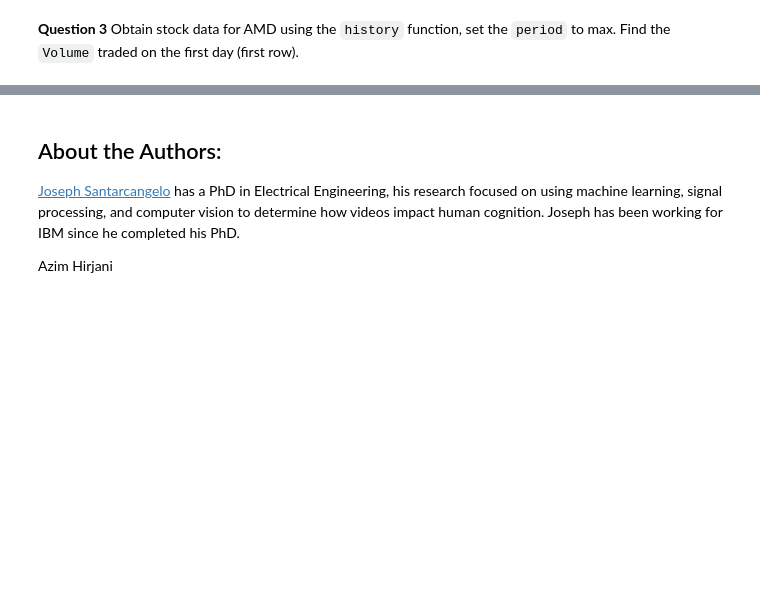
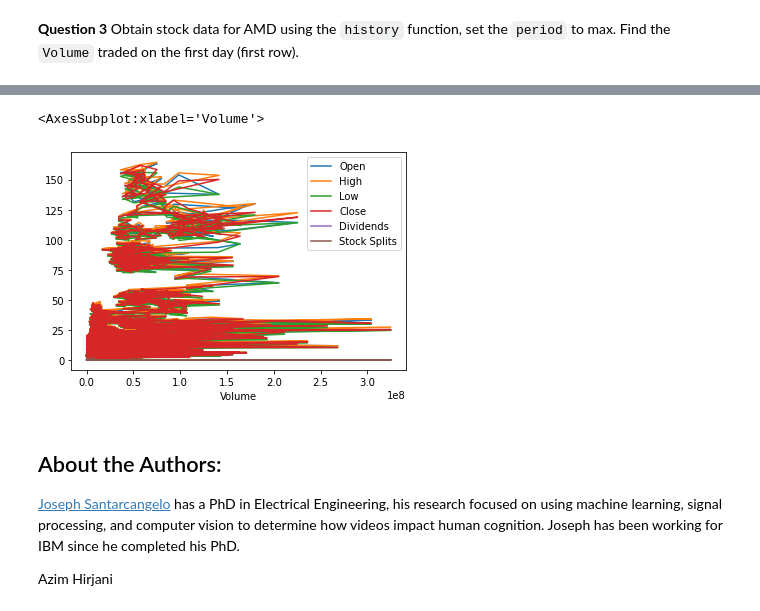
Before and after one commit to vipinyadav0/Python_Data_Science, a Jupyter notebook: Final_Assignment_Library.ipynb, the cells around one changed output, grey strips where cells are left out. Drawn from its saved outputs; the diff is of its cells as text; code cells hidden in the pictures; blank space fills up the shorter version.

```diff
--- a/Final_Assignment_Library.ipynb
+++ b/Final_Assignment_Library.ipynb
@@ -139,3 +202,8 @@ Now using the `Ticker` module create an object for AMD (Advanced Micro Devices)
+# %%
+amd_share_price_data.plot("Volume")
+# %% [output]
+<AxesSubplot:xlabel='Volume'>
+[figure, added]
 # %% [markdown]
 <h2>About the Authors:</h2>
 
```
Also changed, not shown: parts of 10 cells of this notebook.
